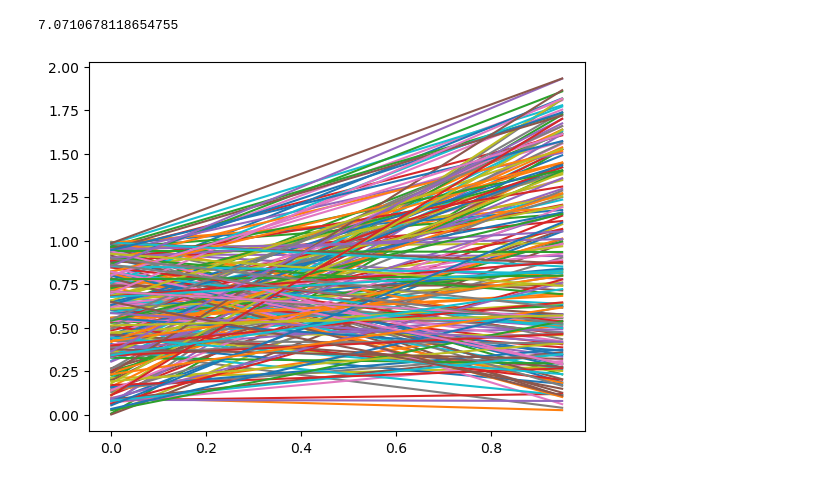
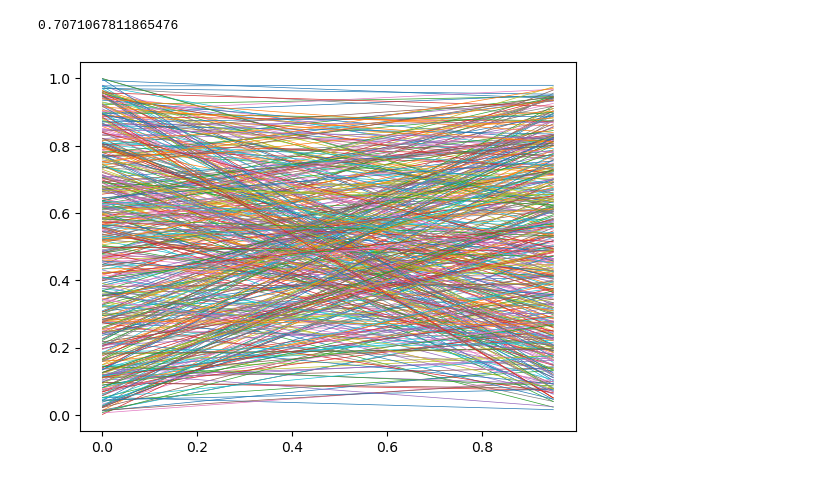
Before and after one commit to Evoland-Land-Monitoring-Evolution/prosailvae, a Jupyter notebook: article_plots/variance_interpolate.ipynb, the cells around one changed output. Saved outputs shown, nothing was run; the diff lists cells and outputs as text; code cells hidden in the pictures.

```diff
--- a/article_plots/variance_interpolate.ipynb
+++ b/article_plots/variance_interpolate.ipynb
@@ -50,15 +36,16 @@ array([-1.0000000e+00, -9.5000000e-01, -9.0000000e-01, -8.5000000e-01,
 # %%
 def average_variance(var1, var2):
     return (var1 + var2) / 4
-print(np.sqrt(average_variance(10**2, 10**2)))
+print(np.sqrt(average_variance(1, 1)))
 # %% [output]
-7.0710678118654755
+0.7071067811865476
 # %%
-y1 = 2*np.random.rand(200)
-y0 = np.random.rand(200)
+n=500
+y1 = np.random.rand(n)
+y0 = np.random.rand(n)
 x = np.arange(x0, x1, dx)
 plt.figure()
-for i in range(200):
-    plt.plot(x, interpolate(x0, y0[i], x1, y1[i], x))
+for i in range(n):
+    plt.plot(x, interpolate(x0, y0[i], x1, y1[i], x), lw=0.5)
 # %% [output]
-[figure, old version]
+[figure, new version]
```
Also changed, not shown: parts of 2 cells of this notebook, 4 other files.
